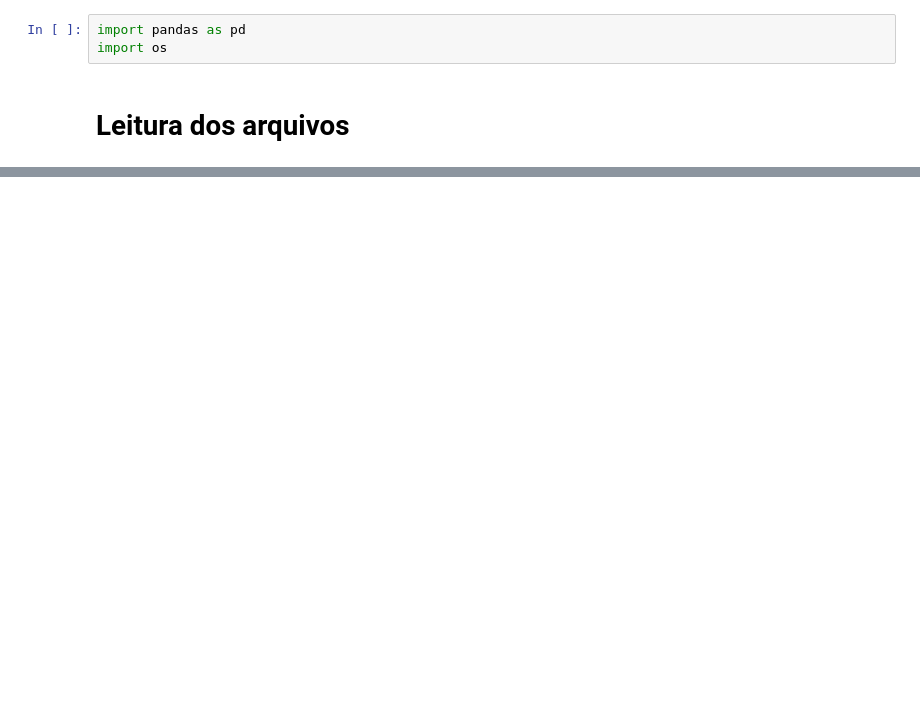
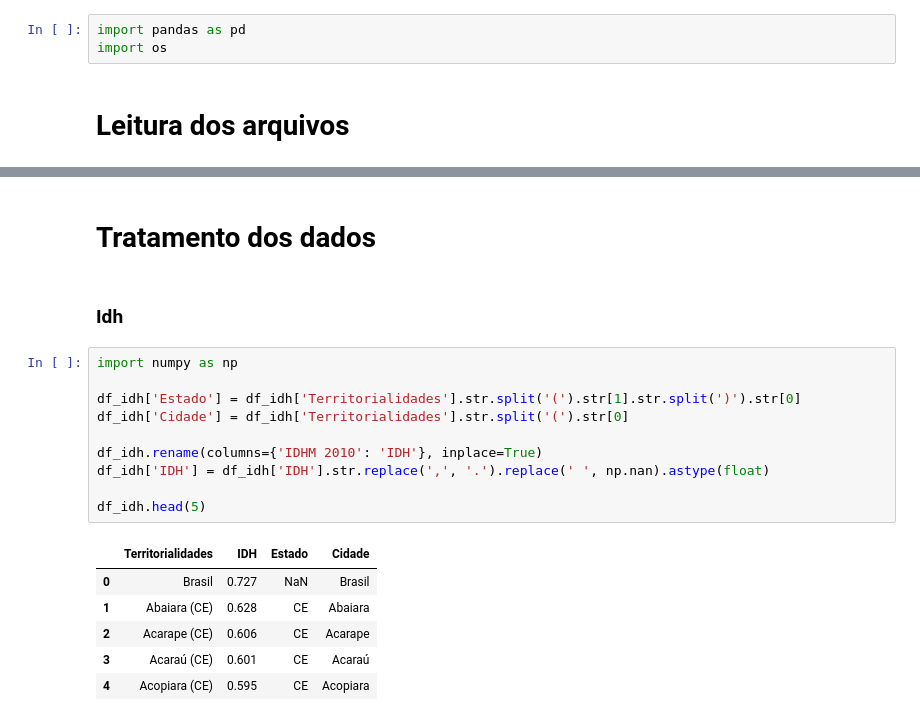
Before and after one commit to JoaoLucas23/BDG, a Jupyter notebook: tratamento_de_dados.ipynb, the cells around one changed output, grey strips where cells are left out. Cells and saved outputs as stored; diff of their text form; blank space fills up the shorter version.

```diff
--- a/tratamento_de_dados.ipynb
+++ b/tratamento_de_dados.ipynb
@@ -48,0 +93,21 @@ df_votos.head(10)
+# %% [markdown]
+# Tratamento dos dados
+# %% [markdown]
+### Idh
+# %%
+import numpy as np
+
+df_idh['Estado'] = df_idh['Territorialidades'].str.split('(').str[1].str.split(')').str[0]
+df_idh['Cidade'] = df_idh['Territorialidades'].str.split('(').str[0]
+
+df_idh.rename(columns={'IDHM 2010': 'IDH'}, inplace=True)
+df_idh['IDH'] = df_idh['IDH'].str.replace(',', '.').replace(' ', np.nan).astype(float)
+
+df_idh.head(5)
+# %% [output]
+|  | Territorialidades | IDH | Estado | Cidade |
+| 0 | Brasil | 0.727 | NaN | Brasil |
+| 1 | Abaiara (CE) | 0.628 | CE | Abaiara |
+| 2 | Acarape (CE) | 0.606 | CE | Acarape |
+| 3 | Acaraú (CE) | 0.601 | CE | Acaraú |
+| 4 | Acopiara (CE) | 0.595 | CE | Acopiara |
```
Also changed, not shown: parts of 15 cells of this notebook, 2 other files.
